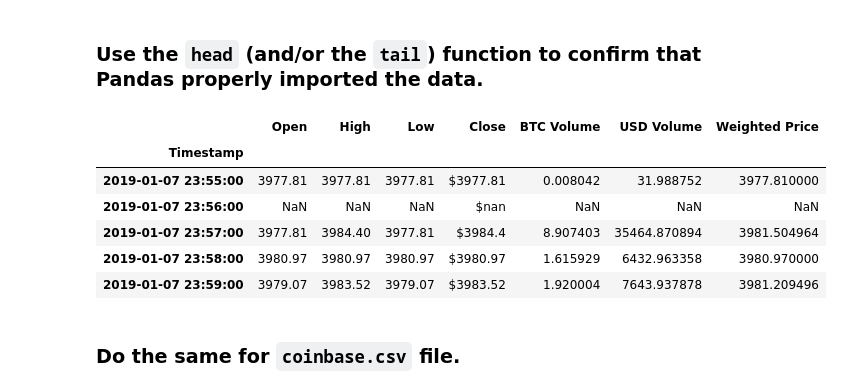
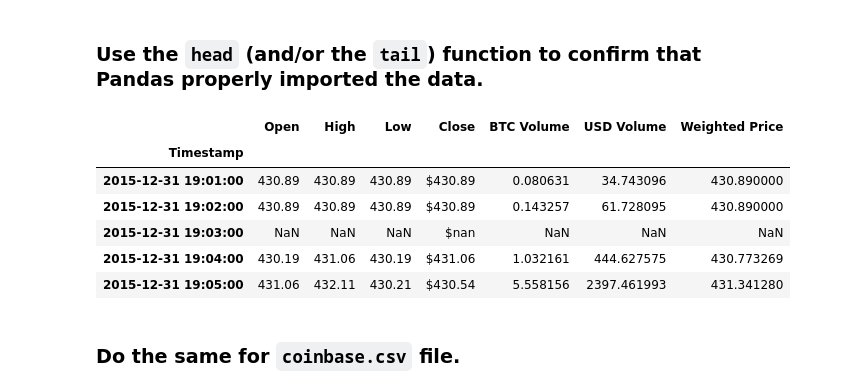
Before and after one commit to talibkateeb/Bitcoin-Arbitrage-Opportunity-Analyzer, a Jupyter notebook: crypto_arbitrage.ipynb, the cells around one changed output. Cells and saved outputs as stored; diff of their text form; code cells hidden in the pictures.

```diff
--- a/crypto_arbitrage.ipynb
+++ b/crypto_arbitrage.ipynb
@@ -35,15 +35,14 @@ bitstamp = pd.read_csv(
 # %%
 # Use the head (and/or tail) function to confirm that the data was imported properly.
 bitstamp.head()
-bitstamp.tail()
 # %% [output]
 |  | Open | High | Low | Close | BTC Volume | USD Volume | Weighted Price |
 | Timestamp |  |  |  |  |  |  |  |
-| 2019-01-07 23:55:00 | 3977.81 | 3977.81 | 3977.81 | $3977.81 | 0.008042 | 31.988752 | 3977.810000 |
-| 2019-01-07 23:56:00 | NaN | NaN | NaN | $nan | NaN | NaN | NaN |
-| 2019-01-07 23:57:00 | 3977.81 | 3984.40 | 3977.81 | $3984.4 | 8.907403 | 35464.870894 | 3981.504964 |
-| 2019-01-07 23:58:00 | 3980.97 | 3980.97 | 3980.97 | $3980.97 | 1.615929 | 6432.963358 | 3980.970000 |
-| 2019-01-07 23:59:00 | 3979.07 | 3983.52 | 3979.07 | $3983.52 | 1.920004 | 7643.937878 | 3981.209496 |
+| 2015-12-31 19:01:00 | 430.89 | 430.89 | 430.89 | $430.89 | 0.080631 | 34.743096 | 430.890000 |
+| 2015-12-31 19:02:00 | 430.89 | 430.89 | 430.89 | $430.89 | 0.143257 | 61.728095 | 430.890000 |
+| 2015-12-31 19:03:00 | NaN | NaN | NaN | $nan | NaN | NaN | NaN |
+| 2015-12-31 19:04:00 | 430.19 | 431.06 | 430.19 | $431.06 | 1.032161 | 444.627575 | 430.773269 |
+| 2015-12-31 19:05:00 | 431.06 | 432.11 | 430.21 | $430.54 | 5.558156 | 2397.461993 | 431.341280 |
 # %% [markdown]
 ### Do the same for `coinbase.csv` file.
 # %%
```
Also changed, not shown: parts of 10 cells of this notebook, 2 other files.
